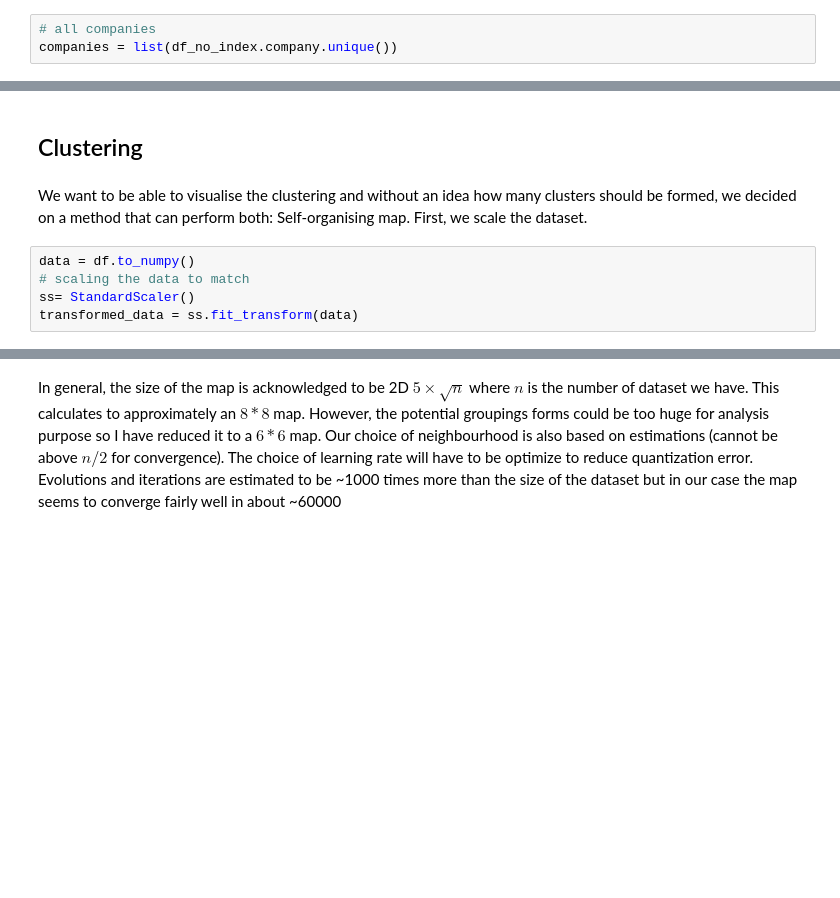
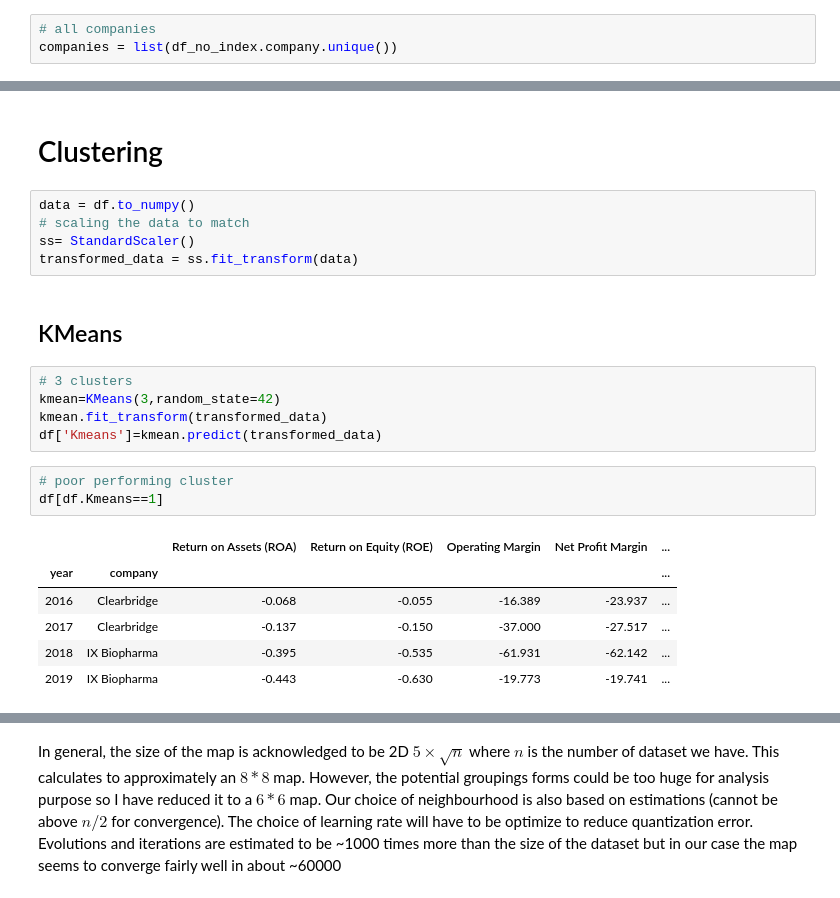
Before and after one commit to YanLong-Cloud/self_motivated_project, a Jupyter notebook: financial_ratio_grouping/SOM.ipynb, the cells around one changed output, grey strips where cells are left out. Saved outputs shown, nothing was run; the diff lists cells and outputs as text; blank space fills up the shorter version.

```diff
--- a/financial_ratio_grouping/SOM.ipynb
+++ b/financial_ratio_grouping/SOM.ipynb
@@ -139,9 +137,24 @@ show(layout)
 # %% [markdown]
-## Clustering
+# Clustering
-# %% [markdown]
-We want to be able to visualise the clustering and without an idea how many clusters should be formed, we decided on a method that can perform both: Self-organising map. First, we scale the dataset.
 # %%
 data = df.to_numpy()
 # scaling the data to match
 ss= StandardScaler()
 transformed_data = ss.fit_transform(data)
+# %% [markdown]
+## KMeans
+# %%
+# 3 clusters
+kmean=KMeans(3,random_state=42)
+kmean.fit_transform(transformed_data)
+df['Kmeans']=kmean.predict(transformed_data)
+# %%
+# poor performing cluster
+df[df.Kmeans==1]
+# %% [output]
+|  |  | Return on Assets (ROA) | Return on Equity (ROE) | Operating Margin | Net Profit Margin | ... |
+| year | company |  |  |  |  | ... |
+| 2016 | Clearbridge | -0.068 | -0.055 | -16.389 | -23.937 | ... |
+| 2017 | Clearbridge | -0.137 | -0.150 | -37.000 | -27.517 | ... |
+| 2018 | IX Biopharma | -0.395 | -0.535 | -61.931 | -62.142 | ... |
+| 2019 | IX Biopharma | -0.443 | -0.630 | -19.773 | -19.741 | ... |
```
Also changed, not shown: parts of 15 cells of this notebook, 1 other file.
